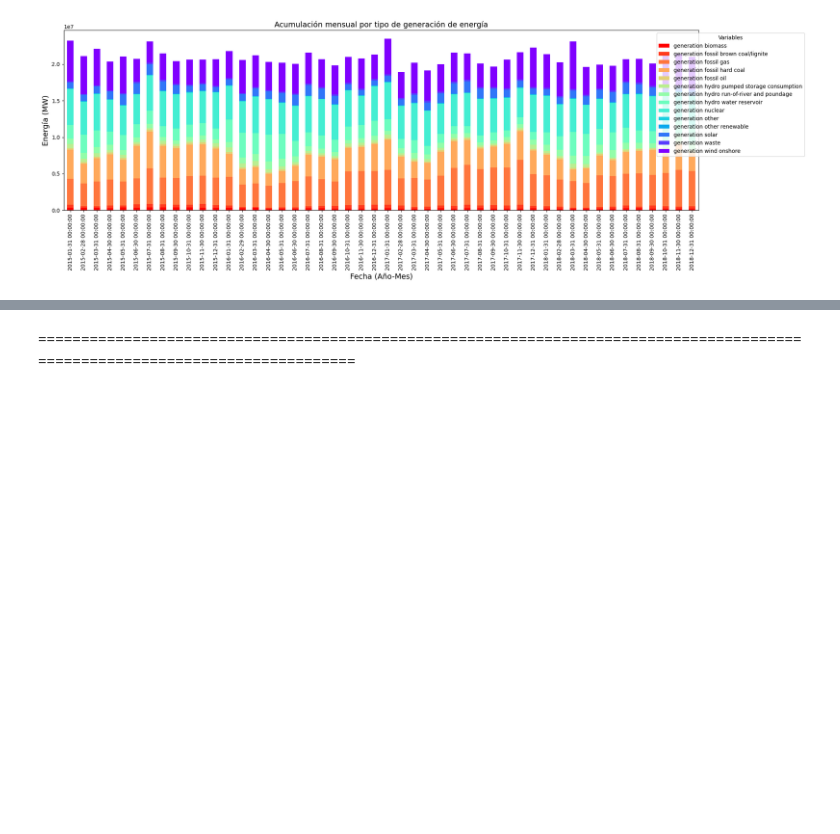
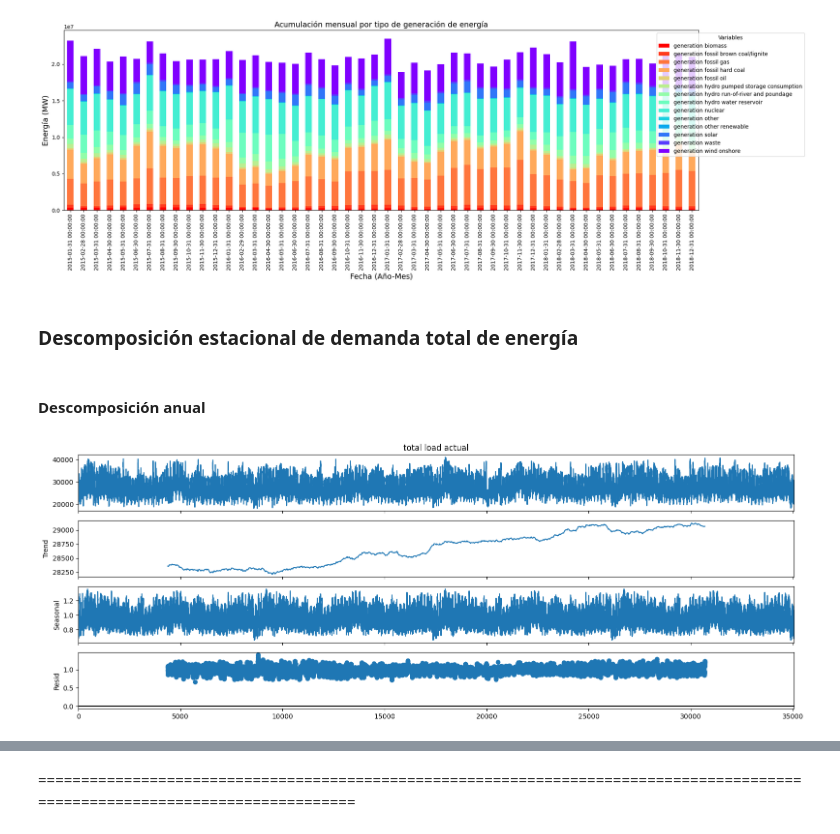
Before and after one commit to pablofem/TFM, a Jupyter notebook: EDA_TFM.ipynb, the cells around one changed output, grey strips where cells are left out. Cells and saved outputs as stored; diff of their text form; code cells hidden in the pictures; blank space fills up the shorter version.

```diff
--- a/EDA_TFM.ipynb
+++ b/EDA_TFM.ipynb
@@ -89,3 +91,13 @@ plot_stacked_barchart(energy, generation_cols, frequency='M', figsize=(20, 7),
                       xlabel="Fecha (Año-Mes)")
 # %% [output]
 [figure]
+# %% [markdown]
+### **Descomposición estacional de demanda total de energía**
+# %% [markdown]
+####
+**Descomposición anual**
+# %%
+input_data = energy["total load actual"].fillna(method="ffill")
+make_seasonal_decomposition(input_data, model='multiplicative', period=365*24)
+# %% [output]
+[figure, added]
```
Also changed, not shown: parts of 25 cells of this notebook, 1 other file.
